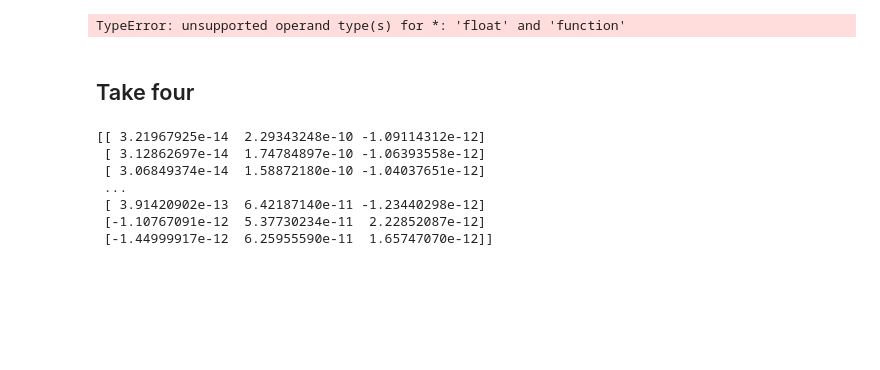
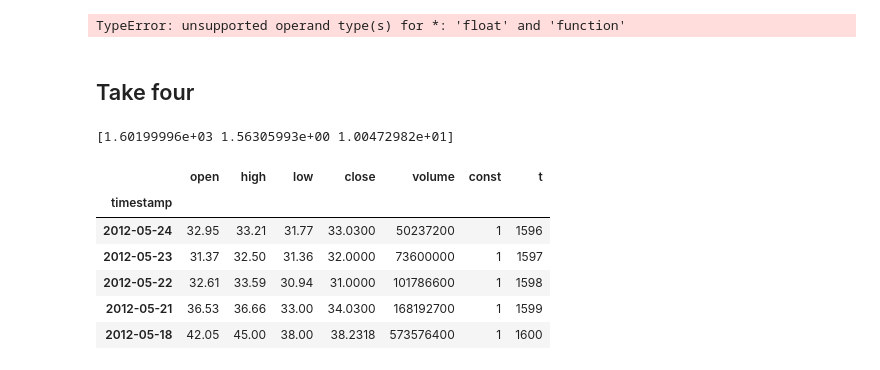
Before and after one commit to hub16/behavfinance, a Jupyter notebook: Beginnings - pricefeed.ipynb, the cells around one changed output. Saved outputs shown, nothing was run; the diff lists cells and outputs as text; code cells hidden in the pictures; blank space fills up the shorter version.

```diff
--- a/Beginnings - pricefeed.ipynb
+++ b/Beginnings - pricefeed.ipynb
@@ -315,40 +315,59 @@ def residual(const, x0, t):
 ## Non-linear least squares
 
 # Approximating the Jacobian via finite differences
 
-δ = 0.00001 #adjustable perturbation
+δ = 0.0001 #adjustable perturbation
 
 tc_perturb_plus = np.array([tc+δ,m,ω])
 tc_perturb_minus = np.array([tc-δ,m,ω])
 m_perturb_plus = np.array([tc,m+δ,ω])
 m_perturb_minus = np.array([tc,m-δ,ω])
 ω_perturb_plus = np.array([tc,m,ω+δ])
 ω_perturb_minus = np.array([tc,m,ω-δ])
 
 def J(const, x0, t):
 
     tc_dev = (residual(const, tc_perturb_plus, t) - residual(const, tc_perturb_minus, t)) / 2*δ
     m_dev = (residual(const, m_perturb_plus, t) - residual(const, m_perturb_minus, t)) / 2*δ
     ω_dev = (residual(const, ω_perturb_plus, t) - residual(const, ω_perturb_minus, t)) / 2*δ
 
     return np.array([tc_dev, m_dev, ω_dev]).T
 
-print(J(const,x0,t))
+# Levenberg-Marquardt algorithm
 
-# Up to here - Levenberg-Marquadt algorith next
+optcond = 2*J(const, x0, t).T @ residual(const, x0, t) # optimality condition
+success = 0.0001
+λ = 1 # initial damping parameter
+ssr0 = (residual(const, x0, t)**2).sum() # initial sum of squared residuals
+
+while ssr0 > 32: #UP TO HERE - AMEND TO USE OPTCOND
+    x1 = x0 - (inv(J(const, x0, t).T @ J(const, x0, t) + λ*np.identity(3)) @ J(const, x0, t).T @ residual(const, x0, t)) # tentative iterate
+    ssr1 = (residual(const, x1, t)**2).sum()
+    if ssr1 < ssr0:
+        λ = 0.8*λ
+        x0 = x1
+        ssr0 = ssr1
+    else:
+        λ = 2*λ
+        ssr0 = ssr1
+
+print(x0)
+
+data.tail()
 
 ## Spare code
 
 # Random initial values
 
 # data['tc'] = len(data['const'])+1 # currently tomorrow
 # data['m'] = np.random.uniform(0, 1) # recommended filter bound
 # data['ω'] = np.random.randint(4, 26) # recommended filter bound; integers for simplicity
 # %% [output]
-[[ 3.21967925e-14  2.29343248e-10 -1.09114312e-12]
- [ 3.12862697e-14  1.74784897e-10 -1.06393558e-12]
- [ 3.06849374e-14  1.58872180e-10 -1.04037651e-12]
- ...
- [ 3.91420902e-13  6.42187140e-11 -1.23440298e-12]
- [-1.10767091e-12  5.37730234e-11  2.22852087e-12]
- [-1.44999917e-12  6.25955590e-11  1.65747070e-12]]
+[1.60199996e+03 1.56305993e+00 1.00472982e+01]
+|  | open | high | low | close | volume | const | t |
+| timestamp |  |  |  |  |  |  |  |
+| 2012-05-24 | 32.95 | 33.21 | 31.77 | 33.0300 | 50237200 | 1 | 1596 |
+| 2012-05-23 | 31.37 | 32.50 | 31.36 | 32.0000 | 73600000 | 1 | 1597 |
+| 2012-05-22 | 32.61 | 33.59 | 30.94 | 31.0000 | 101786600 | 1 | 1598 |
+| 2012-05-21 | 36.53 | 36.66 | 33.00 | 34.0300 | 168192700 | 1 | 1599 |
+| 2012-05-18 | 42.05 | 45.00 | 38.00 | 38.2318 | 573576400 | 1 | 1600 |
```
